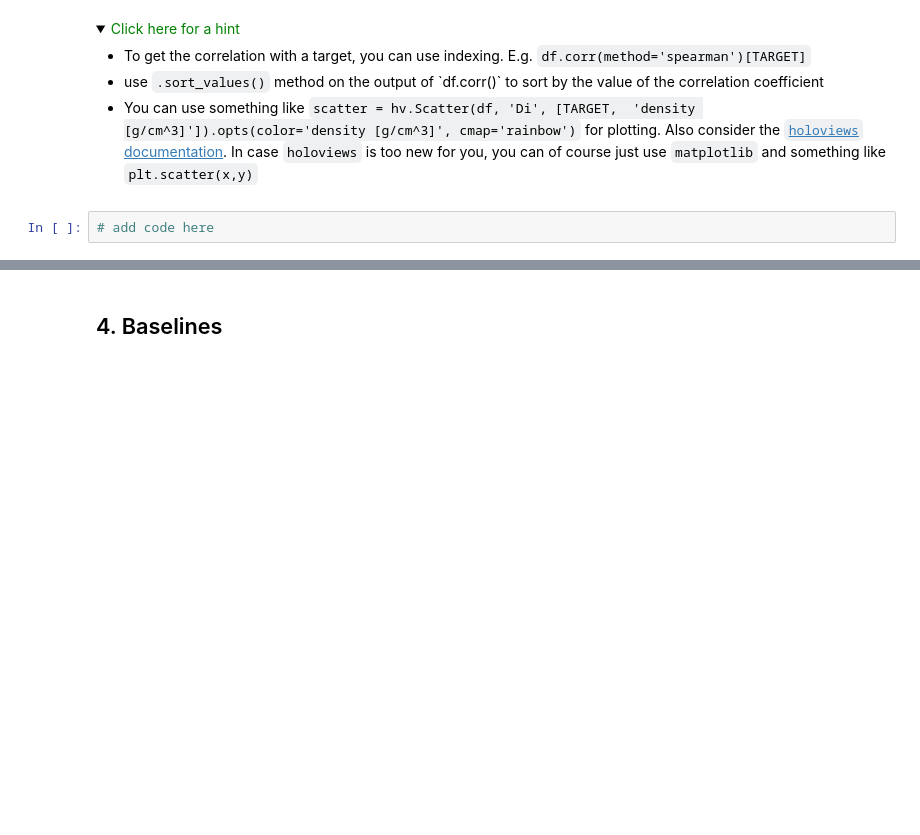
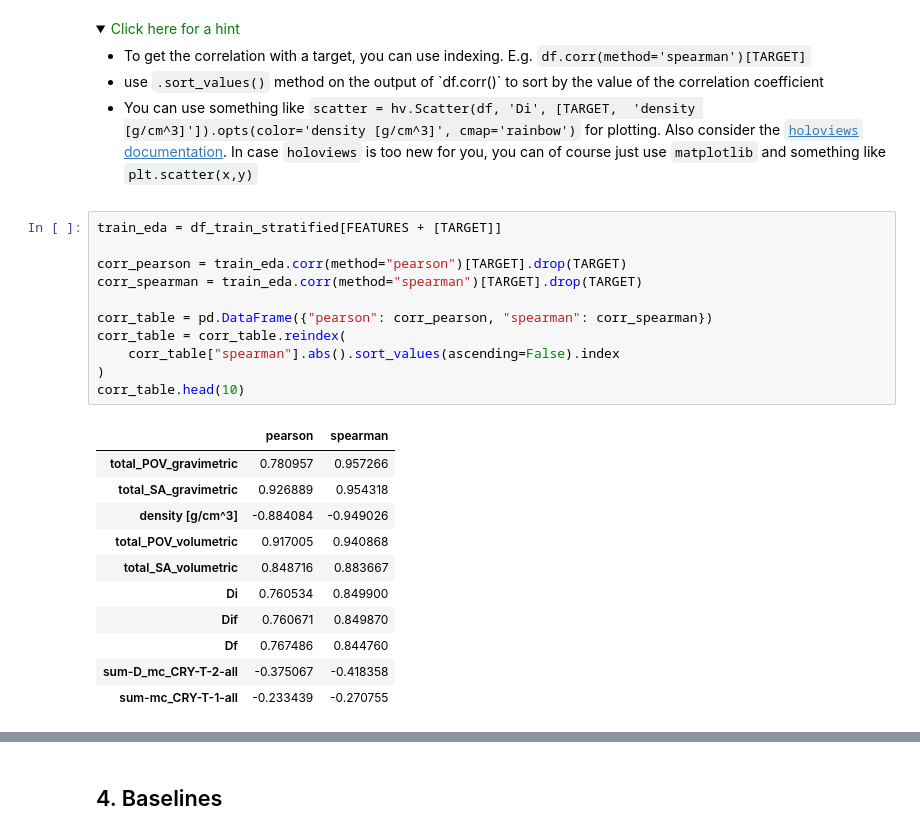
Before and after one commit to SimonLupascu/ml_project_ch315, a Jupyter notebook: group#_block3_project.ipynb, the cells around one changed output, grey strips where cells are left out. Drawn from its saved outputs; the diff is of its cells as text; folded sections open; blank space fills up the shorter version.

```diff
--- a/group#_block3_project.ipynb
+++ b/group#_block3_project.ipynb
@@ -621,5 +621,26 @@ To get the correlation matrices, you can use the `df.corr(method=)`method on you
       <li> You can use something like <code>scatter = hv.Scatter(df, 'Di', [TARGET,  'density [g/cm^3]']).opts(color='density [g/cm^3]', cmap='rainbow')</code> for plotting. Also consider the <a href="https://holoviews.org/reference/elements/matplotlib/Scatter.html"> <code>holoviews</code> documentation</a>. In case <code>holoviews</code> is too new for you, you can of course just use <code>matplotlib</code> and something like <code>plt.scatter(x,y)</code> </li>
 </ul>
 </details>
-# %%
-# add code here
+# %%
+train_eda = df_train_stratified[FEATURES + [TARGET]]
+
+corr_pearson = train_eda.corr(method="pearson")[TARGET].drop(TARGET)
+corr_spearman = train_eda.corr(method="spearman")[TARGET].drop(TARGET)
+
+corr_table = pd.DataFrame({"pearson": corr_pearson, "spearman": corr_spearman})
+corr_table = corr_table.reindex(
+    corr_table["spearman"].abs().sort_values(ascending=False).index
+)
+corr_table.head(10)
+# %% [output]
+|  | pearson | spearman |
+| total_POV_gravimetric | 0.780957 | 0.957266 |
+| total_SA_gravimetric | 0.926889 | 0.954318 |
+| density [g/cm^3] | -0.884084 | -0.949026 |
+| total_POV_volumetric | 0.917005 | 0.940868 |
+| total_SA_volumetric | 0.848716 | 0.883667 |
+| Di | 0.760534 | 0.849900 |
+| Dif | 0.760671 | 0.849870 |
+| Df | 0.767486 | 0.844760 |
+| sum-D_mc_CRY-T-2-all | -0.375067 | -0.418358 |
+| sum-mc_CRY-T-1-all | -0.233439 | -0.270755 |
```
Also changed, not shown: parts of 13 cells of this notebook.
